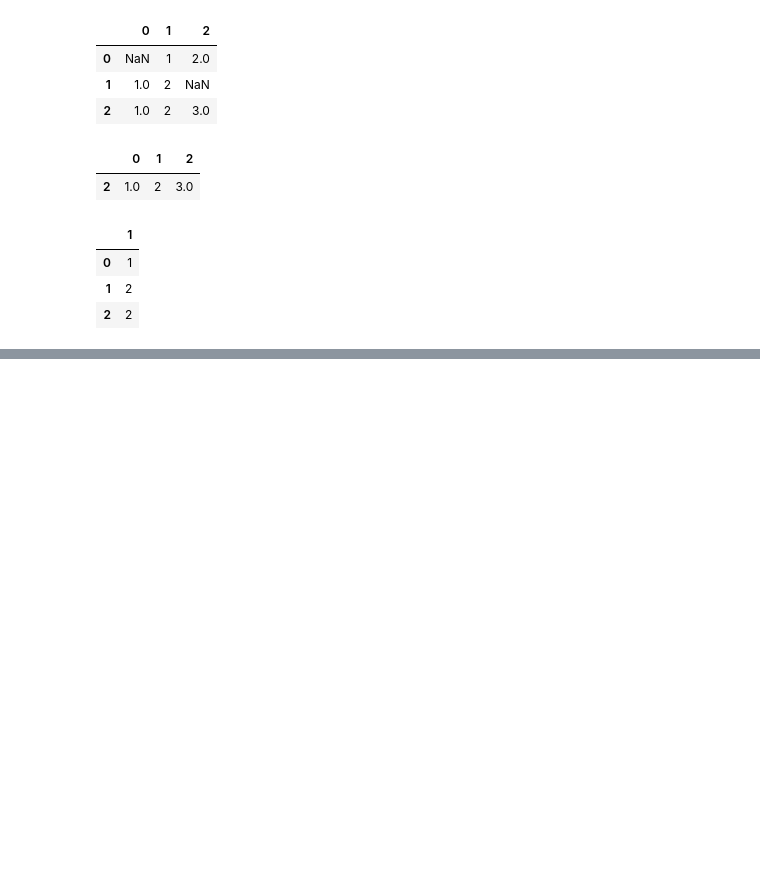
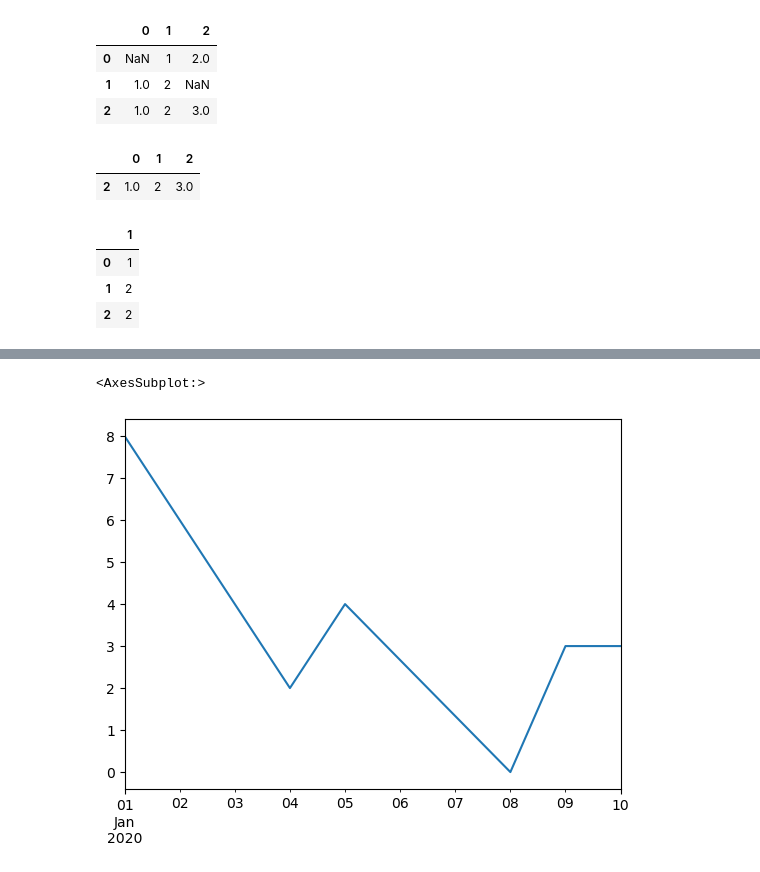
Before and after one commit to SiddheshDaphane/Data-Analysis-in-Python, a Jupyter notebook: Everything-about-Numpy-and-Pandas/Basic_to_advance_pandas.ipynb, the cells around one changed output, grey strips where cells are left out. Drawn from its saved outputs; the diff is of its cells as text; code cells hidden in the pictures; blank space fills up the shorter version.

```diff
--- a/Everything-about-Numpy-and-Pandas/Basic_to_advance_pandas.ipynb
+++ b/Everything-about-Numpy-and-Pandas/Basic_to_advance_pandas.ipynb
@@ -1479,0 +1710,5 @@ df.dropna(axis=1)
+# %%
+ts.interpolate().plot()
+# %% [output]
+<AxesSubplot:>
+[figure, added]
```
Also changed, not shown: parts of 29 cells of this notebook.
